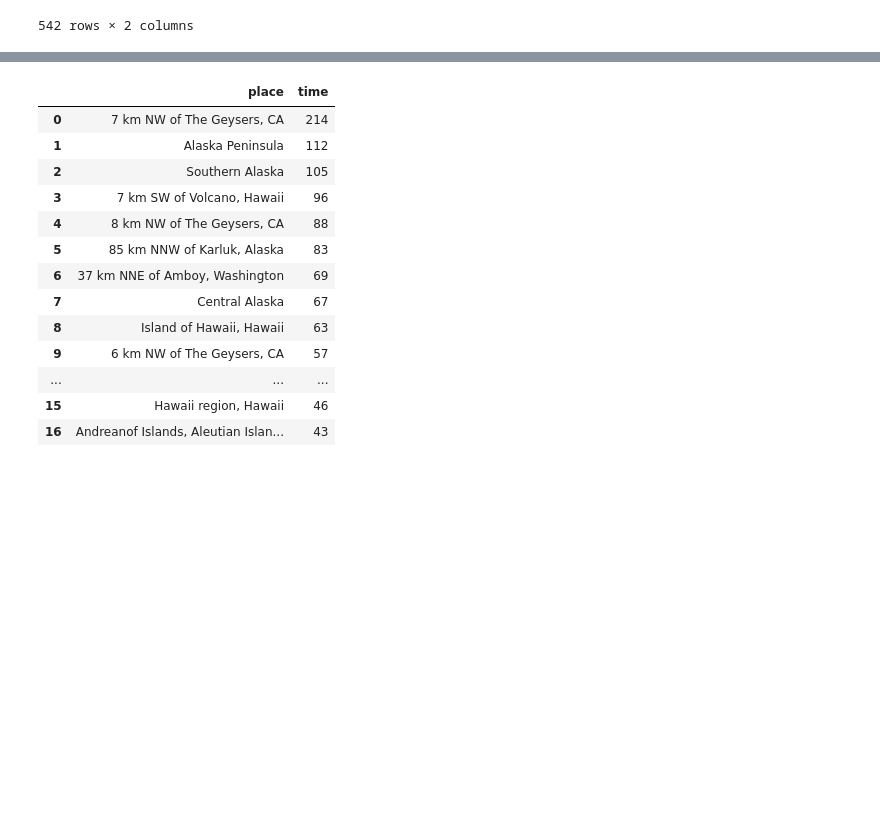
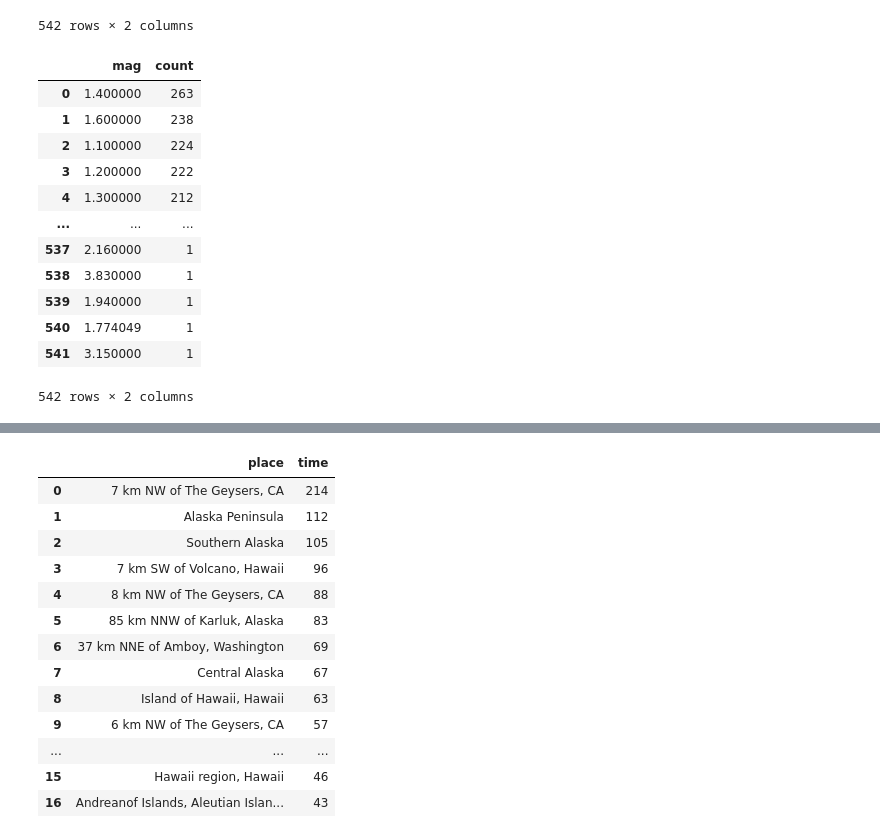
Before and after one commit to ShahsTestingZone/Developer-Academy, a Jupyter notebook: Assignment5.ipynb, the cells around one changed output, grey strips where cells are left out. Cells and saved outputs as stored; diff of their text form; code cells hidden in the pictures; blank space fills up the shorter version.

```diff
--- a/Assignment5.ipynb
+++ b/Assignment5.ipynb
@@ -133,3 +121,21 @@ new_eq_data.groupby(['mag']).count()
 | 6.80 | 1 | 1 |
 | 7.10 | 1 | 1 |
 542 rows × 2 columns
+# %%
+# create a distrubution graph for magnitude
+magGraph = new_eq_data['mag'].value_counts().reset_index()
+magGraph
+# %% [output]
+|  | mag | count |
+| 0 | 1.400000 | 263 |
+| 1 | 1.600000 | 238 |
+| 2 | 1.100000 | 224 |
+| 3 | 1.200000 | 222 |
+| 4 | 1.300000 | 212 |
+| ... | ... | ... |
+| 537 | 2.160000 | 1 |
+| 538 | 3.830000 | 1 |
+| 539 | 1.940000 | 1 |
+| 540 | 1.774049 | 1 |
+| 541 | 3.150000 | 1 |
+542 rows × 2 columns
```
Also changed, not shown: parts of 4 cells of this notebook.
